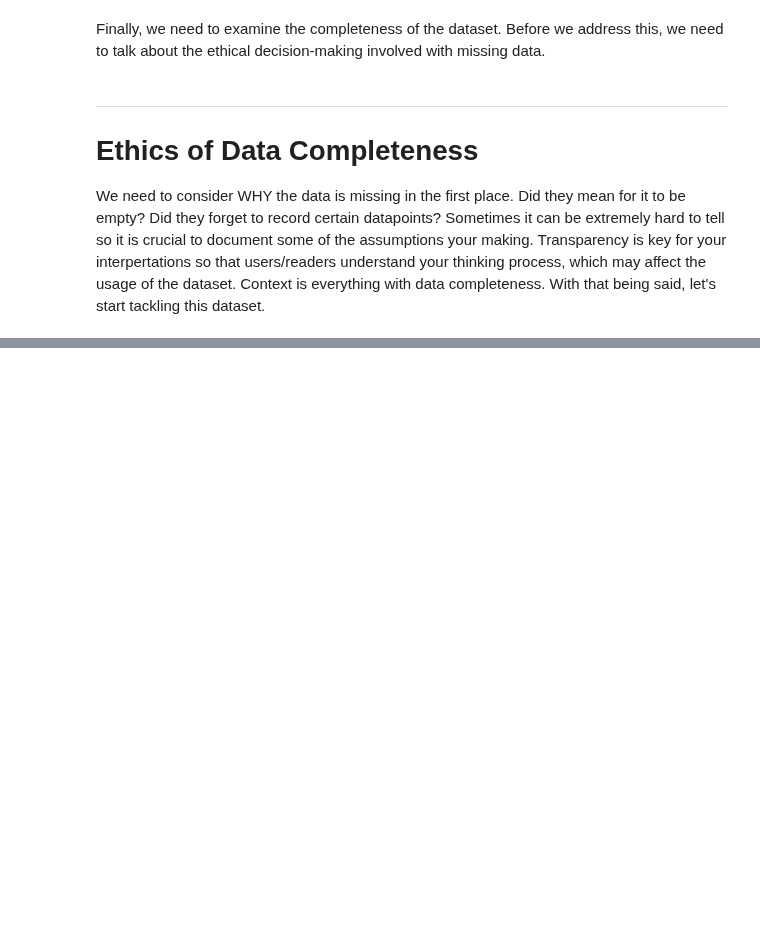
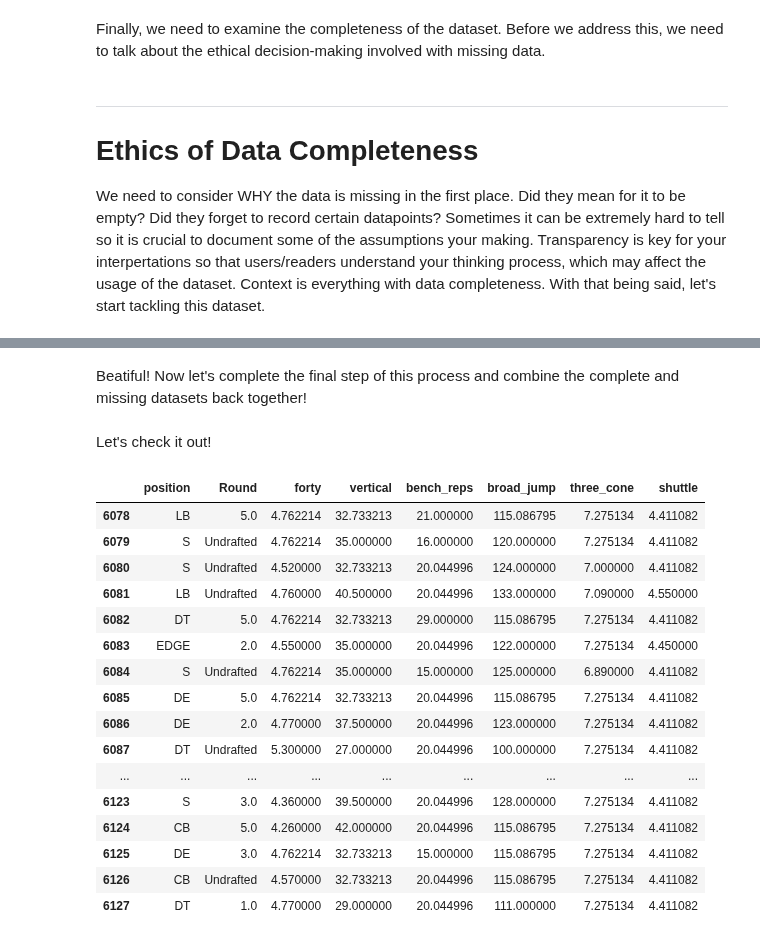
Before and after one commit to schuckers/Charlotte_SCORE_Summer25, a Jupyter notebook: Modules/Intro to Data Cleaning and Imputation by Austin Hayes/Intro to Data Cleaning and Imputation by Austin Hayes.ipynb, the cells around one changed output, grey strips where cells are left out. Saved outputs shown, nothing was run; the diff lists cells and outputs as text; code cells hidden in the pictures; blank space fills up the shorter version.

```diff
--- a/Modules/Intro to Data Cleaning and Imputation by Austin Hayes/Intro to Data Cleaning and Imputation by Austin Hayes.ipynb
+++ b/Modules/Intro to Data Cleaning and Imputation by Austin Hayes/Intro to Data Cleaning and Imputation by Austin Hayes.ipynb
@@ -218,0 +413,27 @@ Before getting to that, let's make it simple and create a seperate dataframe for
+# %% [markdown]
+Beatiful! Now let's complete the final step of this process and combine the complete and missing datasets back together!
+# %%
+# Lets combine the complete and missing datasets back together
+Final_combine_data = pd.concat([complete_combine_data, missing_combine_data], ignore_index=True)
+# %% [markdown]
+Let's check it out!
+# %%
+Final_combine_data.tail(50)
+# %% [output]
+|  | position | Round | forty | vertical | bench_reps | broad_jump | three_cone | shuttle |
+| 6078 | LB | 5.0 | 4.762214 | 32.733213 | 21.000000 | 115.086795 | 7.275134 | 4.411082 |
+| 6079 | S | Undrafted | 4.762214 | 35.000000 | 16.000000 | 120.000000 | 7.275134 | 4.411082 |
+| 6080 | S | Undrafted | 4.520000 | 32.733213 | 20.044996 | 124.000000 | 7.000000 | 4.411082 |
+| 6081 | LB | Undrafted | 4.760000 | 40.500000 | 20.044996 | 133.000000 | 7.090000 | 4.550000 |
+| 6082 | DT | 5.0 | 4.762214 | 32.733213 | 29.000000 | 115.086795 | 7.275134 | 4.411082 |
+| 6083 | EDGE | 2.0 | 4.550000 | 35.000000 | 20.044996 | 122.000000 | 7.275134 | 4.450000 |
+| 6084 | S | Undrafted | 4.762214 | 35.000000 | 15.000000 | 125.000000 | 6.890000 | 4.411082 |
+| 6085 | DE | 5.0 | 4.762214 | 32.733213 | 20.044996 | 115.086795 | 7.275134 | 4.411082 |
+| 6086 | DE | 2.0 | 4.770000 | 37.500000 | 20.044996 | 123.000000 | 7.275134 | 4.411082 |
+| 6087 | DT | Undrafted | 5.300000 | 27.000000 | 20.044996 | 100.000000 | 7.275134 | 4.411082 |
+| ... | ... | ... | ... | ... | ... | ... | ... | ... |
+| 6123 | S | 3.0 | 4.360000 | 39.500000 | 20.044996 | 128.000000 | 7.275134 | 4.411082 |
+| 6124 | CB | 5.0 | 4.260000 | 42.000000 | 20.044996 | 115.086795 | 7.275134 | 4.411082 |
+| 6125 | DE | 3.0 | 4.762214 | 32.733213 | 15.000000 | 115.086795 | 7.275134 | 4.411082 |
+| 6126 | CB | Undrafted | 4.570000 | 32.733213 | 20.044996 | 115.086795 | 7.275134 | 4.411082 |
+| 6127 | DT | 1.0 | 4.770000 | 29.000000 | 20.044996 | 111.000000 | 7.275134 | 4.411082 |
```
Also changed, not shown: parts of 30 cells of this notebook.
